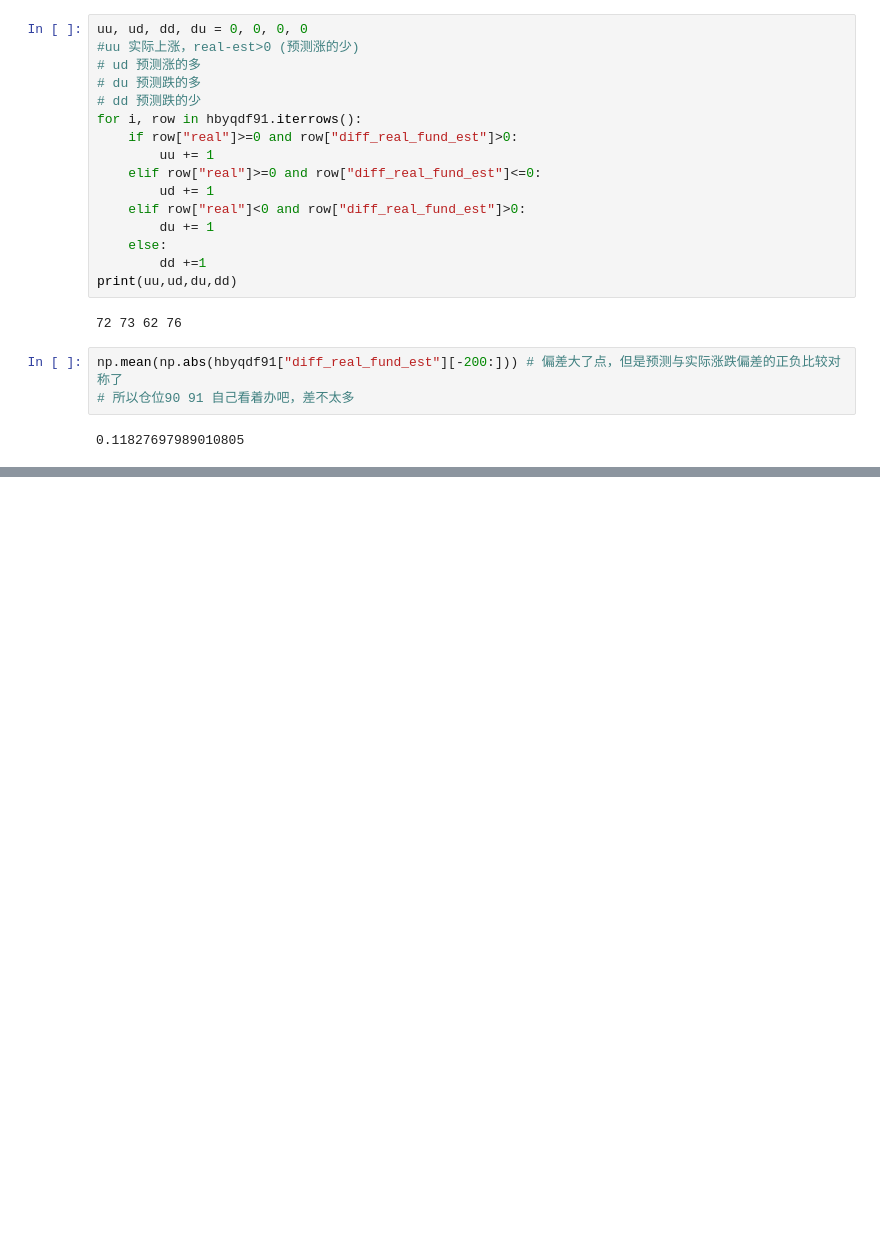
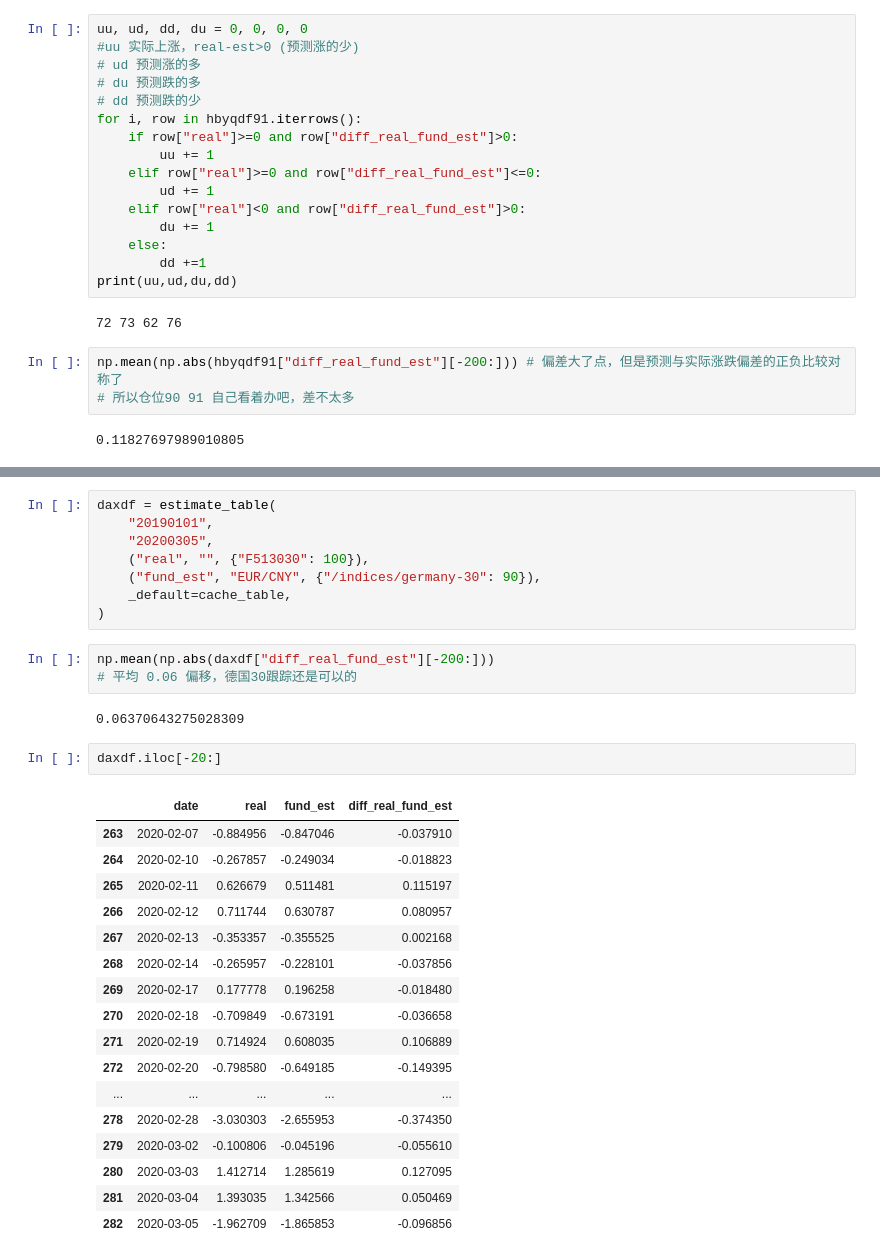
Before and after one commit to refraction-ray/xalpha, a Jupyter notebook: doc/samples/netvalueestimation.ipynb, the cells around one changed output, grey strips where cells are left out. Cells and saved outputs as stored; diff of their text form; blank space fills up the shorter version.

Commit message:
fund info parser refactor

```diff
--- a/doc/samples/netvalueestimation.ipynb
+++ b/doc/samples/netvalueestimation.ipynb
@@ -470,0 +477,33 @@ np.mean(np.abs(hbyqdf91["diff_real_fund_est"][-200:])) # 偏差大了点，但
+# %%
+daxdf = estimate_table(
+    "20190101",
+    "20200305",
+    ("real", "", {"F513030": 100}),
+    ("fund_est", "EUR/CNY", {"/indices/germany-30": 90}),
+    _default=cache_table,
+)
+# %%
+np.mean(np.abs(daxdf["diff_real_fund_est"][-200:]))
+# 平均 0.06 偏移，德国30跟踪还是可以的
+# %% [output]
+0.06370643275028309
+# %%
+daxdf.iloc[-20:]
+# %% [output]
+|  | date | real | fund_est | diff_real_fund_est |
+| 263 | 2020-02-07 | -0.884956 | -0.847046 | -0.037910 |
+| 264 | 2020-02-10 | -0.267857 | -0.249034 | -0.018823 |
+| 265 | 2020-02-11 | 0.626679 | 0.511481 | 0.115197 |
+| 266 | 2020-02-12 | 0.711744 | 0.630787 | 0.080957 |
+| 267 | 2020-02-13 | -0.353357 | -0.355525 | 0.002168 |
+| 268 | 2020-02-14 | -0.265957 | -0.228101 | -0.037856 |
+| 269 | 2020-02-17 | 0.177778 | 0.196258 | -0.018480 |
+| 270 | 2020-02-18 | -0.709849 | -0.673191 | -0.036658 |
+| 271 | 2020-02-19 | 0.714924 | 0.608035 | 0.106889 |
+| 272 | 2020-02-20 | -0.798580 | -0.649185 | -0.149395 |
+| ... | ... | ... | ... | ... |
+| 278 | 2020-02-28 | -3.030303 | -2.655953 | -0.374350 |
+| 279 | 2020-03-02 | -0.100806 | -0.045196 | -0.055610 |
+| 280 | 2020-03-03 | 1.412714 | 1.285619 | 0.127095 |
+| 281 | 2020-03-04 | 1.393035 | 1.342566 | 0.050469 |
+| 282 | 2020-03-05 | -1.962709 | -1.865853 | -0.096856 |
```
Also changed, not shown: parts of 3 cells of this notebook, 5 other files.
